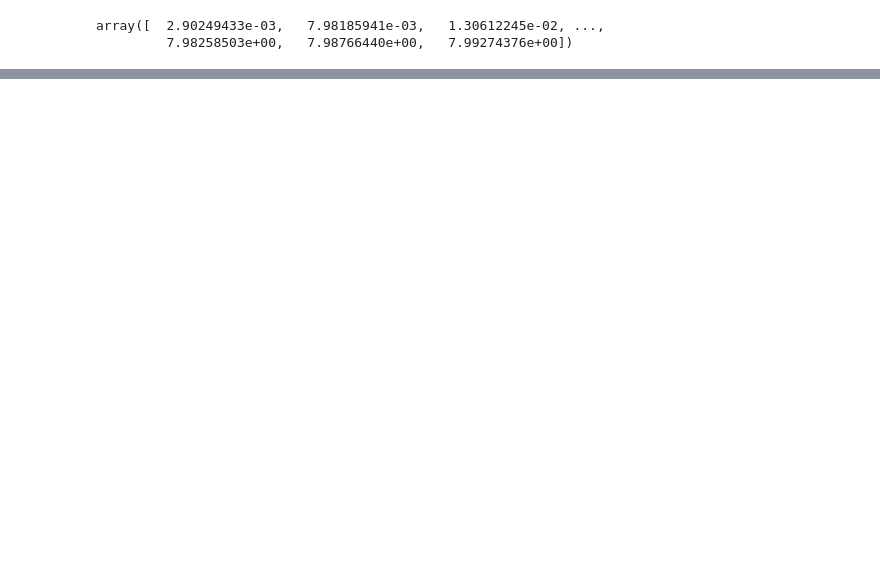
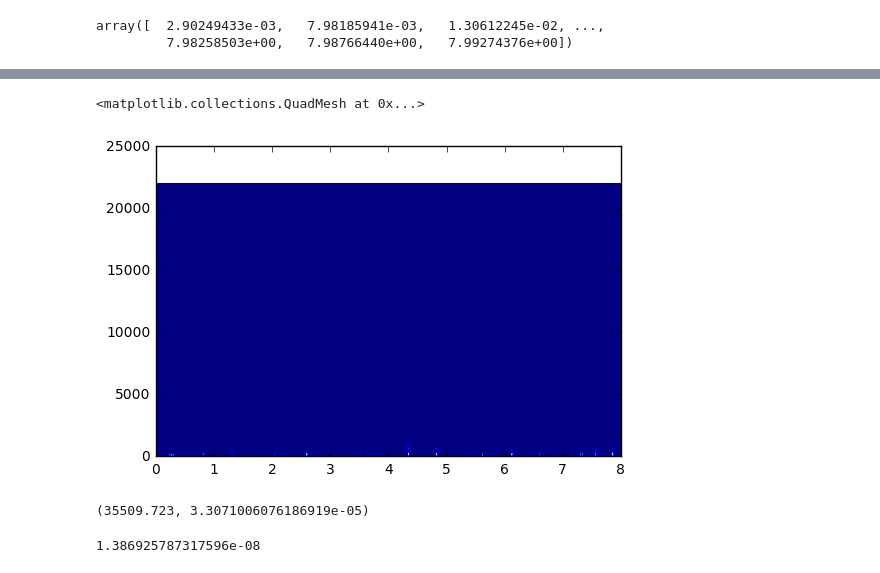
Before and after one commit to dantegates/music-rec, a Jupyter notebook: notebooks/explore-features.ipynb, the cells around one changed output, grey strips where cells are left out. Cells and saved outputs as stored; diff of their text form; code cells hidden in the pictures; blank space fills up the shorter version.

```diff
--- a/notebooks/explore-features.ipynb
+++ b/notebooks/explore-features.ipynb
@@ -108,0 +98,9 @@ plt.plot(f, np.mean(Sxx, axis=1))
+# %%
+plt.pcolormesh(t_scaled, f_scaled, Sxx_scaled)
+# %% [output]
+<matplotlib.collections.QuadMesh at 0x...>
+[figure, added]
+# %%
+Sxx.max(axis=(0, 1)), Sxx_scaled.max(axis=(0, 1))
+# %% [output]
+(35509.723, 3.3071006076186919e-05)
@@ -108,0 +109,4 @@ plt.plot(f, np.mean(Sxx, axis=1))
+# %%
+Sxx_scaled_mean.mean()
+# %% [output]
+1.386925787317596e-08
```
Also changed, not shown: parts of 21 cells of this notebook.
